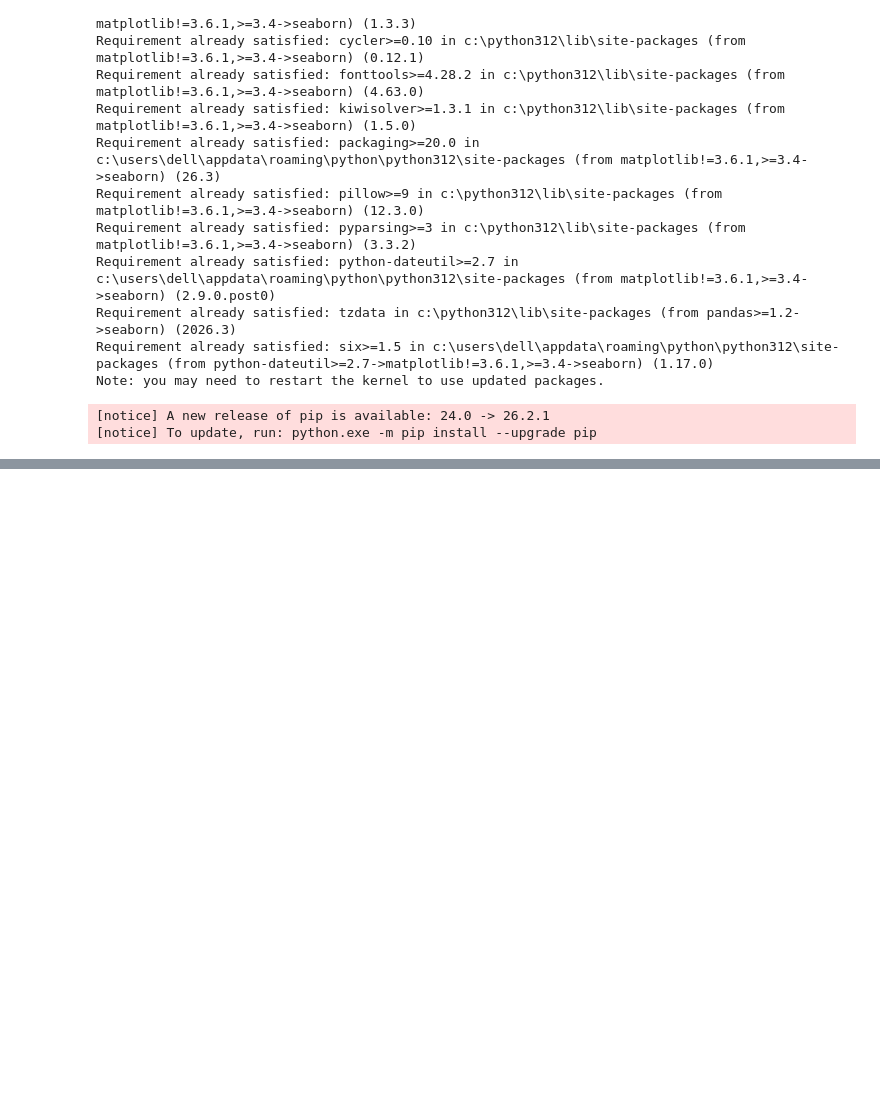
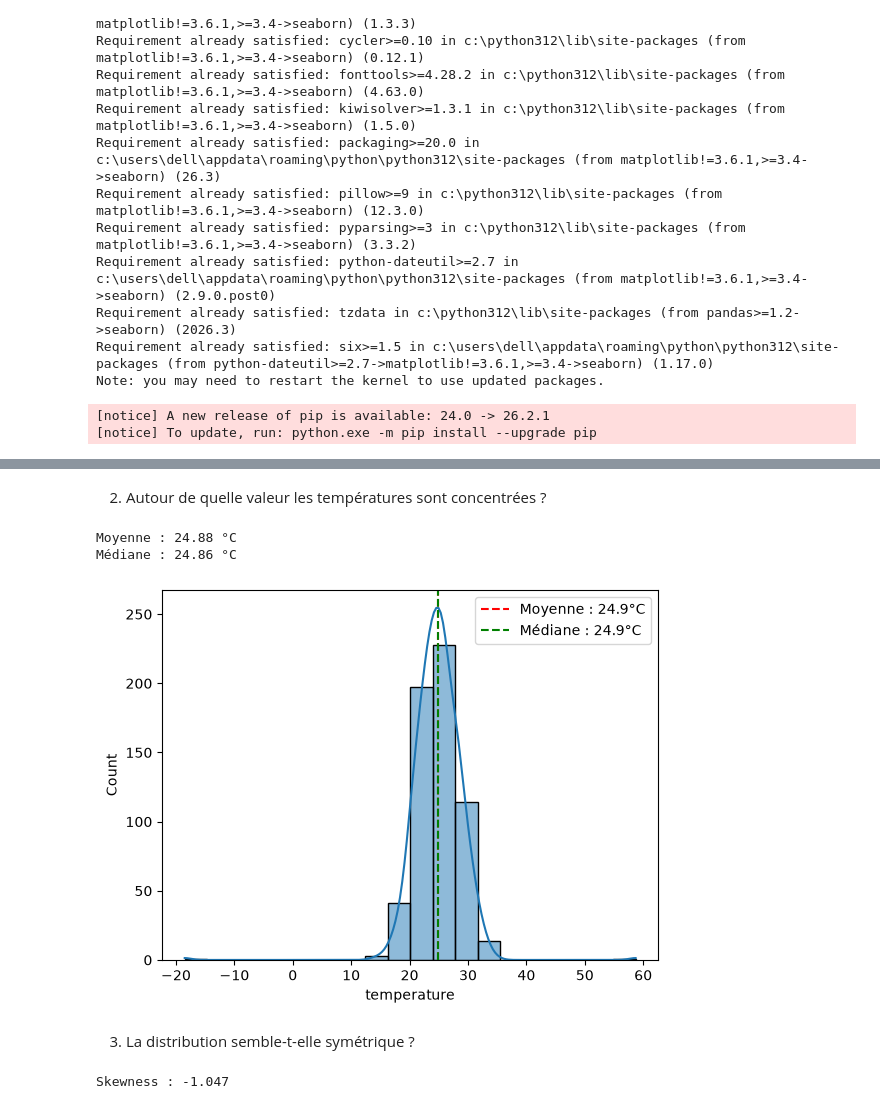
Before and after one commit to yohanfredyh/atelier_seaborn, a Jupyter notebook: notebooks/atelier_seaborn_iot.ipynb, the cells around one changed output, grey strips where cells are left out. Cells and saved outputs as stored; diff of their text form; code cells hidden in the pictures; blank space fills up the shorter version.

```diff
--- a/notebooks/atelier_seaborn_iot.ipynb
+++ b/notebooks/atelier_seaborn_iot.ipynb
@@ -31,0 +70,24 @@ df =pd.read_csv(r"C:\Users\DELL\OneDrive\Documents\odc\03-python_pour_ML_et_IA\a
+# %% [markdown]
+2) Autour de quelle valeur les températures sont concentrées ?
+# %%
+mean_temp = df["temperature"].mean()
+median_temp = df["temperature"].median()
+print(f"Moyenne : {mean_temp:.2f} °C")
+print(f"Médiane : {median_temp:.2f} °C")
+
+sns.histplot(data=df, x="temperature", bins=20, kde=True)
+plt.axvline(mean_temp, color="red", linestyle="--", label=f"Moyenne : {mean_temp:.1f}°C")
+plt.axvline(median_temp, color="green", linestyle="--", label=f"Médiane : {median_temp:.1f}°C")
+plt.legend()
+plt.show()
+# %% [output]
+Moyenne : 24.88 °C
+Médiane : 24.86 °C
+[figure, added]
+# %% [markdown]
+3) La distribution semble-t-elle symétrique ?
+# %%
+skewness = df["temperature"].skew()
+print(f"Skewness : {skewness:.3f}")
+# %% [output]
+Skewness : -1.047
```
Also changed, not shown: parts of 11 cells of this notebook.
